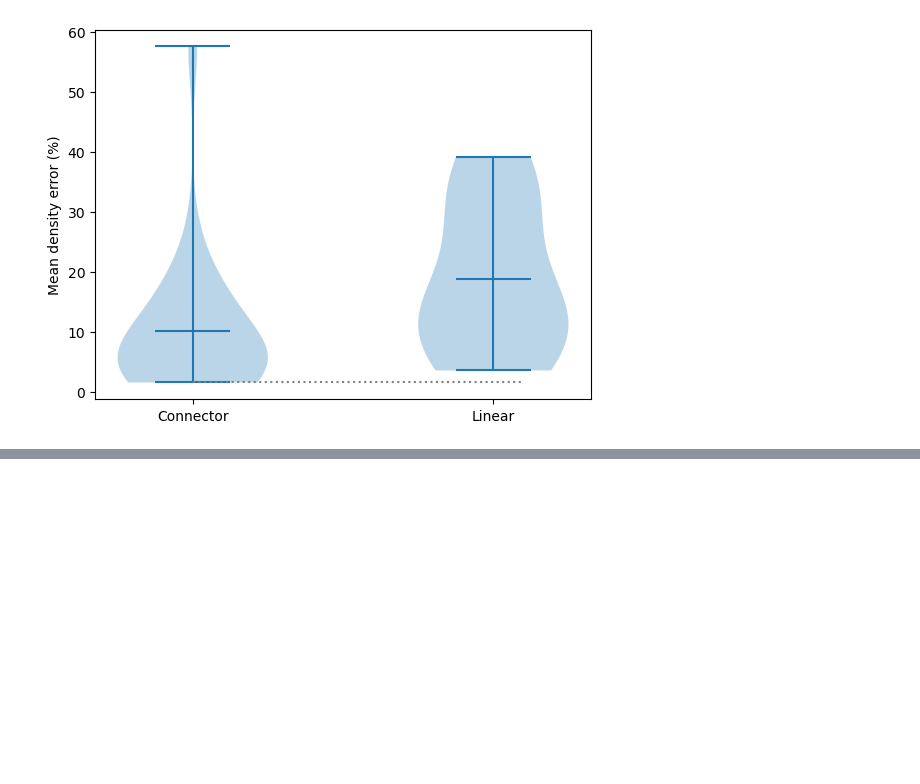
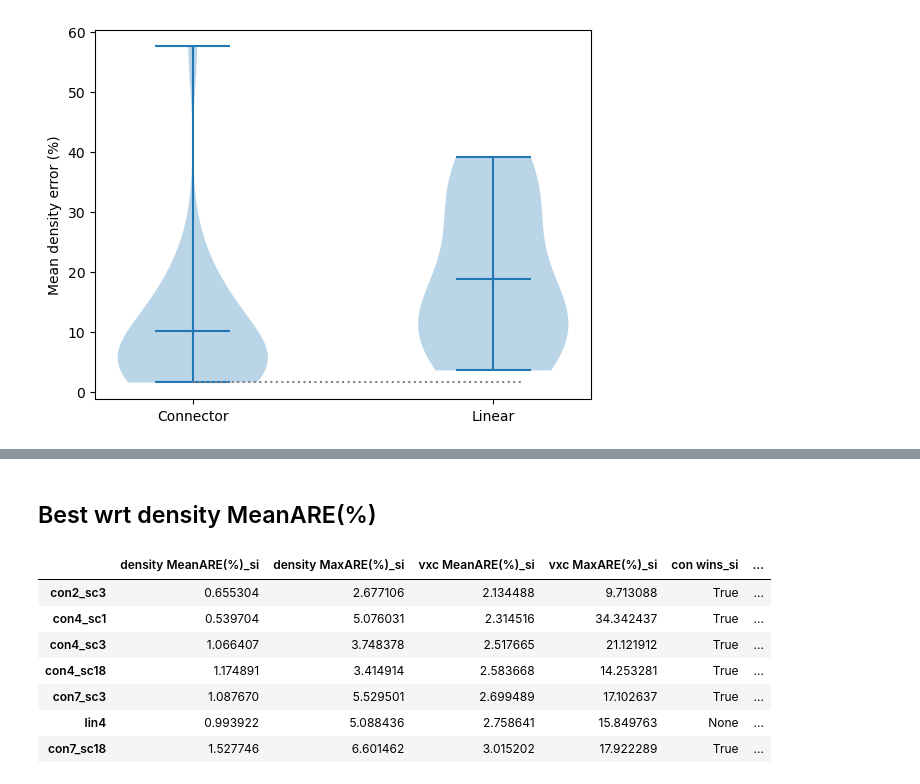
Before and after one commit to aouinaayoub/connector, a Jupyter notebook: fxc_connector-24-01.ipynb, the cells around one changed output, grey strips where cells are left out. Saved outputs shown, nothing was run; the diff lists cells and outputs as text; code cells hidden in the pictures; blank space fills up the shorter version.

```diff
--- a/fxc_connector-24-01.ipynb
+++ b/fxc_connector-24-01.ipynb
@@ -429,0 +489,14 @@ plt.hlines(nacl_analyse.dens_vxc_error_data[nacl_analyse.dens_vxc_error_data["ty
+# %% [markdown]
+## Best wrt density MeanARE(%)
+# %%
+
+best["density MeanARE(%)"]
+# %% [output]
+|  | density MeanARE(%)_si | density MaxARE(%)_si | vxc MeanARE(%)_si | vxc MaxARE(%)_si | con wins_si | ... |
+| con2_sc3 | 0.655304 | 2.677106 | 2.134488 | 9.713088 | True | ... |
+| con4_sc1 | 0.539704 | 5.076031 | 2.314516 | 34.342437 | True | ... |
+| con4_sc3 | 1.066407 | 3.748378 | 2.517665 | 21.121912 | True | ... |
+| con4_sc18 | 1.174891 | 3.414914 | 2.583668 | 14.253281 | True | ... |
+| con7_sc3 | 1.087670 | 5.529501 | 2.699489 | 17.102637 | True | ... |
+| lin4 | 0.993922 | 5.088436 | 2.758641 | 15.849763 | None | ... |
+| con7_sc18 | 1.527746 | 6.601462 | 3.015202 | 17.922289 | True | ... |
```
Also changed, not shown: parts of 12 cells of this notebook.
